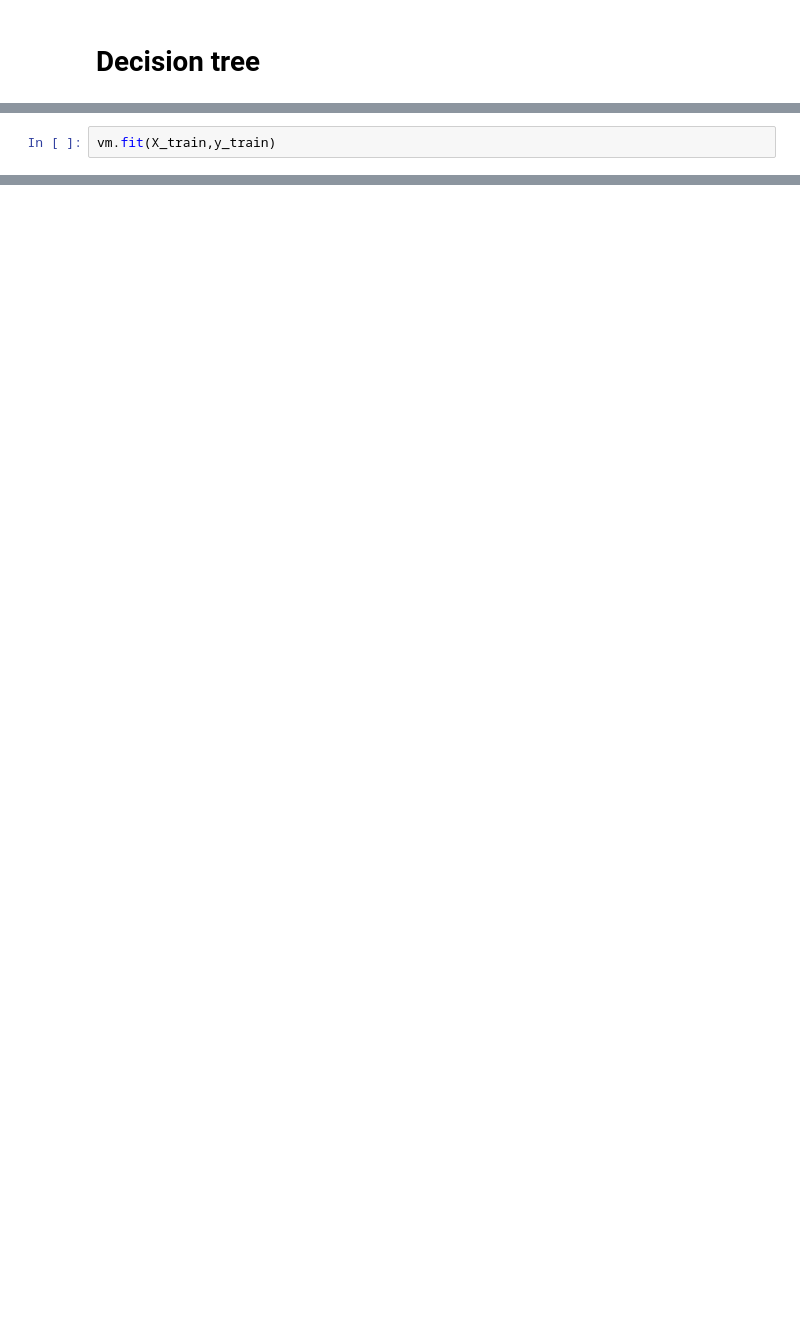
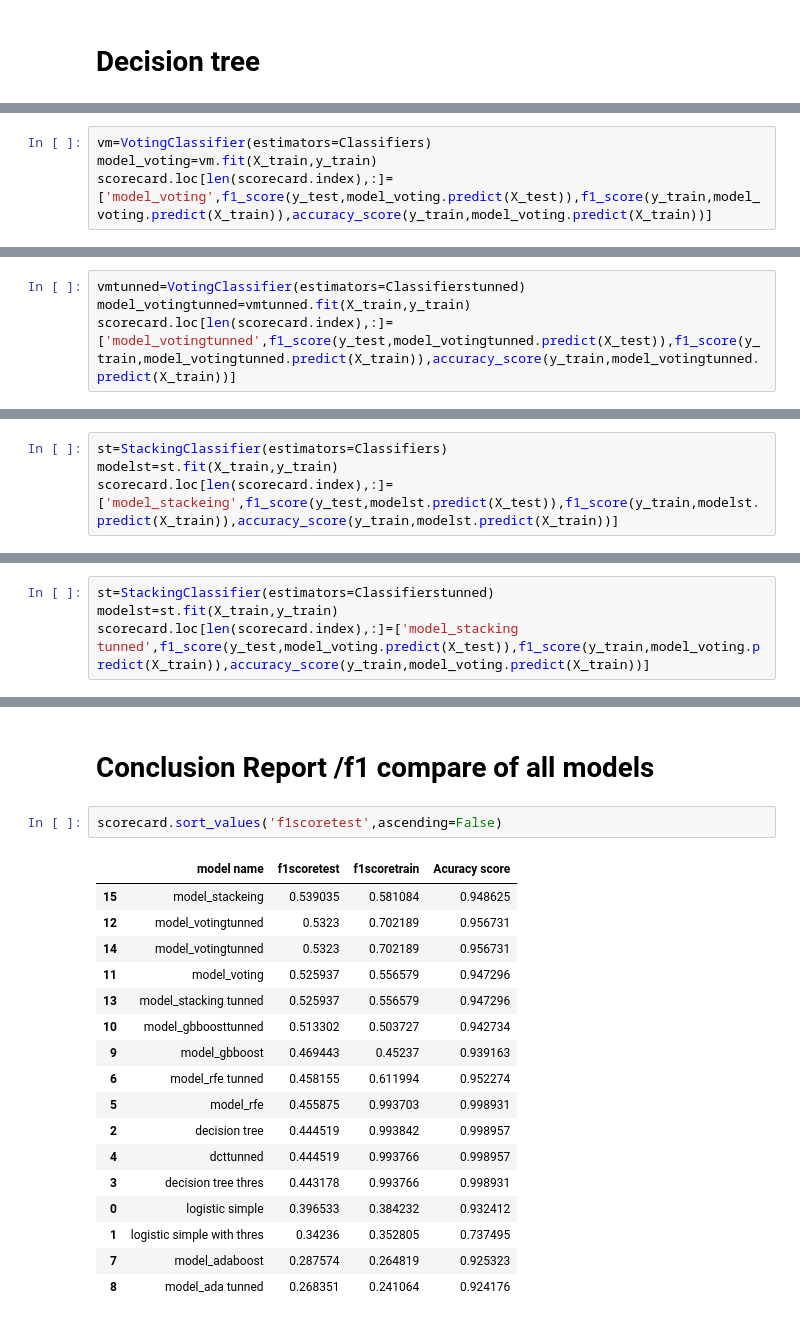
Before and after one commit to Manjeetjakhar13/Hr-Analyst-Analytical-Vidhya-Competetion, a Jupyter notebook: hr analytics code.ipynb, the cells around one changed output, grey strips where cells are left out. Cells and saved outputs as stored; diff of their text form; blank space fills up the shorter version.

```diff
--- a/hr analytics code.ipynb
+++ b/hr analytics code.ipynb
@@ -862,3 +732,5 @@ vm=VotingClassifier(estimators=Classifiers)
 # %%
-vm.fit(X_train,y_train)
+vm=VotingClassifier(estimators=Classifiers)
+model_voting=vm.fit(X_train,y_train)
+scorecard.loc[len(scorecard.index),:]=['model_voting',f1_score(y_test,model_voting.predict(X_test)),f1_score(y_train,model_voting.predict(X_train)),accuracy_score(y_train,model_voting.predict(X_train))]
 # %% [output]
@@ -865,0 +756,4 @@ ValueError: too many values to unpack (expected 2)
+# %%
+vmtunned=VotingClassifier(estimators=Classifierstunned)
+model_votingtunned=vmtunned.fit(X_train,y_train)
+scorecard.loc[len(scorecard.index),:]=['model_votingtunned',f1_score(y_test,model_votingtunned.predict(X_test)),f1_score(y_train,model_votingtunned.predict(X_train)),accuracy_score(y_train,model_votingtunned.predict(X_train))]
@@ -865,0 +780,4 @@ ValueError: too many values to unpack (expected 2)
+# %%
+st=StackingClassifier(estimators=Classifiers)
+modelst=st.fit(X_train,y_train)
+scorecard.loc[len(scorecard.index),:]=['model_stackeing',f1_score(y_test,modelst.predict(X_test)),f1_score(y_train,modelst.predict(X_train)),accuracy_score(y_train,modelst.predict(X_train))]
@@ -865,0 +804,4 @@ ValueError: too many values to unpack (expected 2)
+# %%
+st=StackingClassifier(estimators=Classifierstunned)
+modelst=st.fit(X_train,y_train)
+scorecard.loc[len(scorecard.index),:]=['model_stacking tunned',f1_score(y_test,model_voting.predict(X_test)),f1_score(y_train,model_voting.predict(X_train)),accuracy_score(y_train,model_voting.predict(X_train))]
@@ -865,0 +826,22 @@ ValueError: too many values to unpack (expected 2)
+# %% [markdown]
+# Conclusion Report /f1 compare of all models
+# %%
+scorecard.sort_values('f1scoretest',ascending=False)
+# %% [output]
+|  | model name | f1scoretest | f1scoretrain | Acuracy score |
+| 15 | model_stackeing | 0.539035 | 0.581084 | 0.948625 |
+| 12 | model_votingtunned | 0.5323 | 0.702189 | 0.956731 |
+| 14 | model_votingtunned | 0.5323 | 0.702189 | 0.956731 |
+| 11 | model_voting | 0.525937 | 0.556579 | 0.947296 |
+| 13 | model_stacking tunned | 0.525937 | 0.556579 | 0.947296 |
+| 10 | model_gbboosttunned | 0.513302 | 0.503727 | 0.942734 |
+| 9 | model_gbboost | 0.469443 | 0.45237 | 0.939163 |
+| 6 | model_rfe tunned | 0.458155 | 0.611994 | 0.952274 |
+| 5 | model_rfe | 0.455875 | 0.993703 | 0.998931 |
+| 2 | decision tree | 0.444519 | 0.993842 | 0.998957 |
+| 4 | dcttunned | 0.444519 | 0.993766 | 0.998957 |
+| 3 | decision tree thres | 0.443178 | 0.993766 | 0.998931 |
+| 0 | logistic simple | 0.396533 | 0.384232 | 0.932412 |
+| 1 | logistic simple with thres | 0.34236 | 0.352805 | 0.737495 |
+| 7 | model_adaboost | 0.287574 | 0.264819 | 0.925323 |
+| 8 | model_ada tunned | 0.268351 | 0.241064 | 0.924176 |
```
Also changed, not shown: parts of 111 cells of this notebook.
